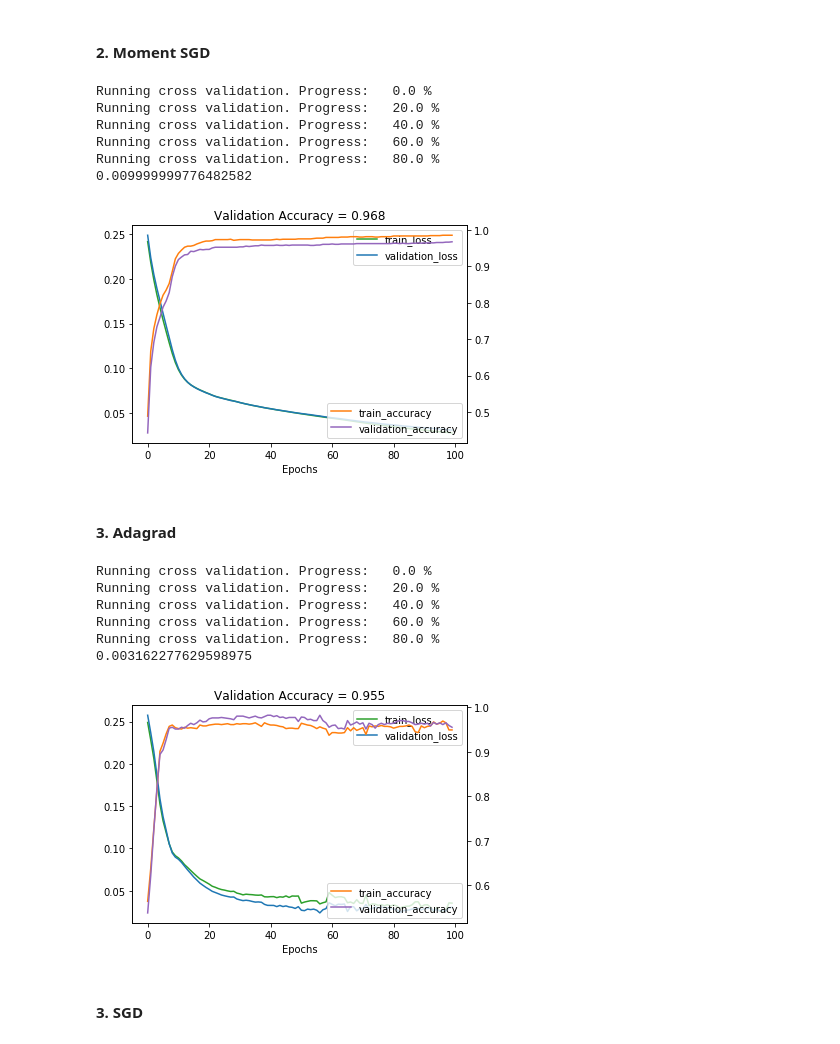
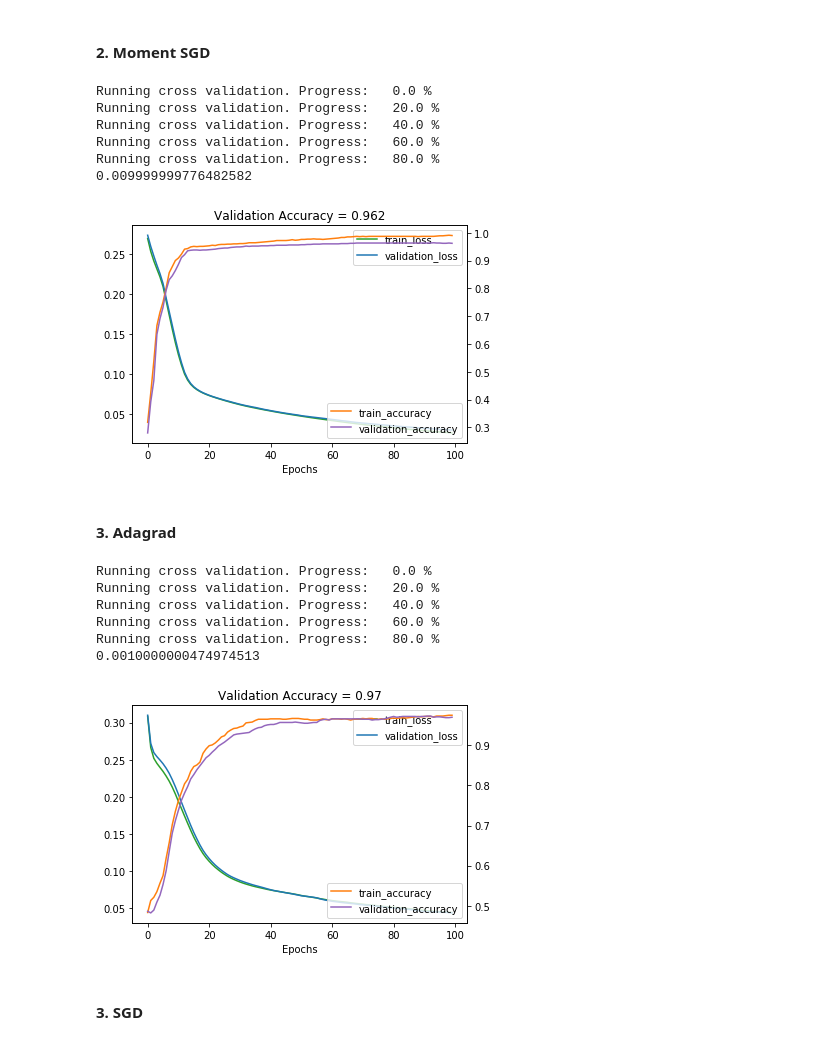
Before and after one commit to Jiang15/Deep-Learning-Project-1, a Jupyter notebook: Project2/visualization.ipynb, the cells around one changed output. Drawn from its saved outputs; the diff is of its cells as text; code cells hidden in the pictures.

```diff
--- a/Project2/visualization.ipynb
+++ b/Project2/visualization.ipynb
@@ -194,7 +194,7 @@ Running cross validation. Progress:   80.0 %
 #### 2. Moment SGD
 # %%
 # cross validation
-lr_set = torch.logspace(-3, -2, 5)
+lr_set = torch.logspace(-5, -2, 5)
 optimizer_name = MomentumSGD
 best_lr = cross_validation(model, optimizer_name, nb_epochs, batch_size, loss, k_fold, lr_set, train_input,train_target)
 print(best_lr)
@@ -213,31 +213,31 @@ Running cross validation. Progress:   40.0 %
 Running cross validation. Progress:   60.0 %
 Running cross validation. Progress:   80.0 %
 0.009999999776482582
-[figure, old version]
+[figure, new version]
 # %% [markdown]
 #### 3. Adagrad
 # %%
 # cross validation
-lr_set = torch.logspace(-3, -2, 5)
+lr_set = torch.logspace(-5, -3, 5)
 optimizer_name = AdaGrad
 best_lr = cross_validation(model, optimizer_name, nb_epochs, batch_size, loss, k_fold, lr_set, train_input,train_target)
 print(best_lr)
 model.reset()
 # set up optimizers
 optimizer = optimizer_name(model, lr = best_lr)
 # model training
 loss_train_adagrad, loss_test, acc_train, acc_test = train_cv(model, loss, optimizer,train_input,train_target,test_input,test_target, nb_epochs = nb_epochs, batch_size=batch_size)
 # plots
 plotLossAcc(loss_train_adagrad, loss_test, acc_train, acc_test, torch.arange(nb_epochs), "Epochs")
 plt.show()
 # %% [output]
 Running cross validation. Progress:   0.0 %
 Running cross validation. Progress:   20.0 %
 Running cross validation. Progress:   40.0 %
 Running cross validation. Progress:   60.0 %
 Running cross validation. Progress:   80.0 %
-0.003162277629598975
+0.0010000000474974513
-[figure, old version]
+[figure, new version]
 # %% [markdown]
 #### 3. SGD
 # %%
```
Also changed, not shown: parts of 3 cells of this notebook, 11 other files.
